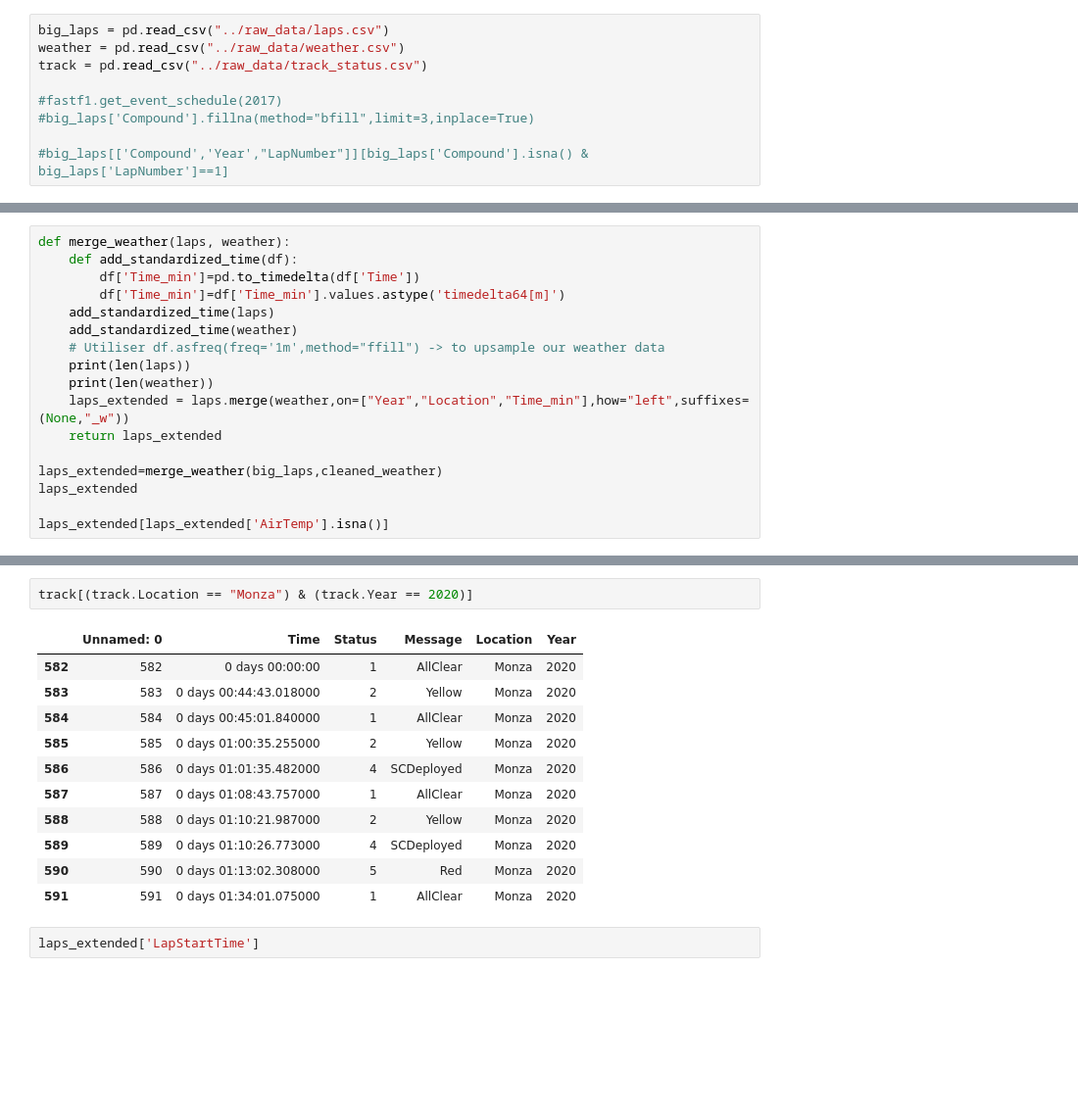
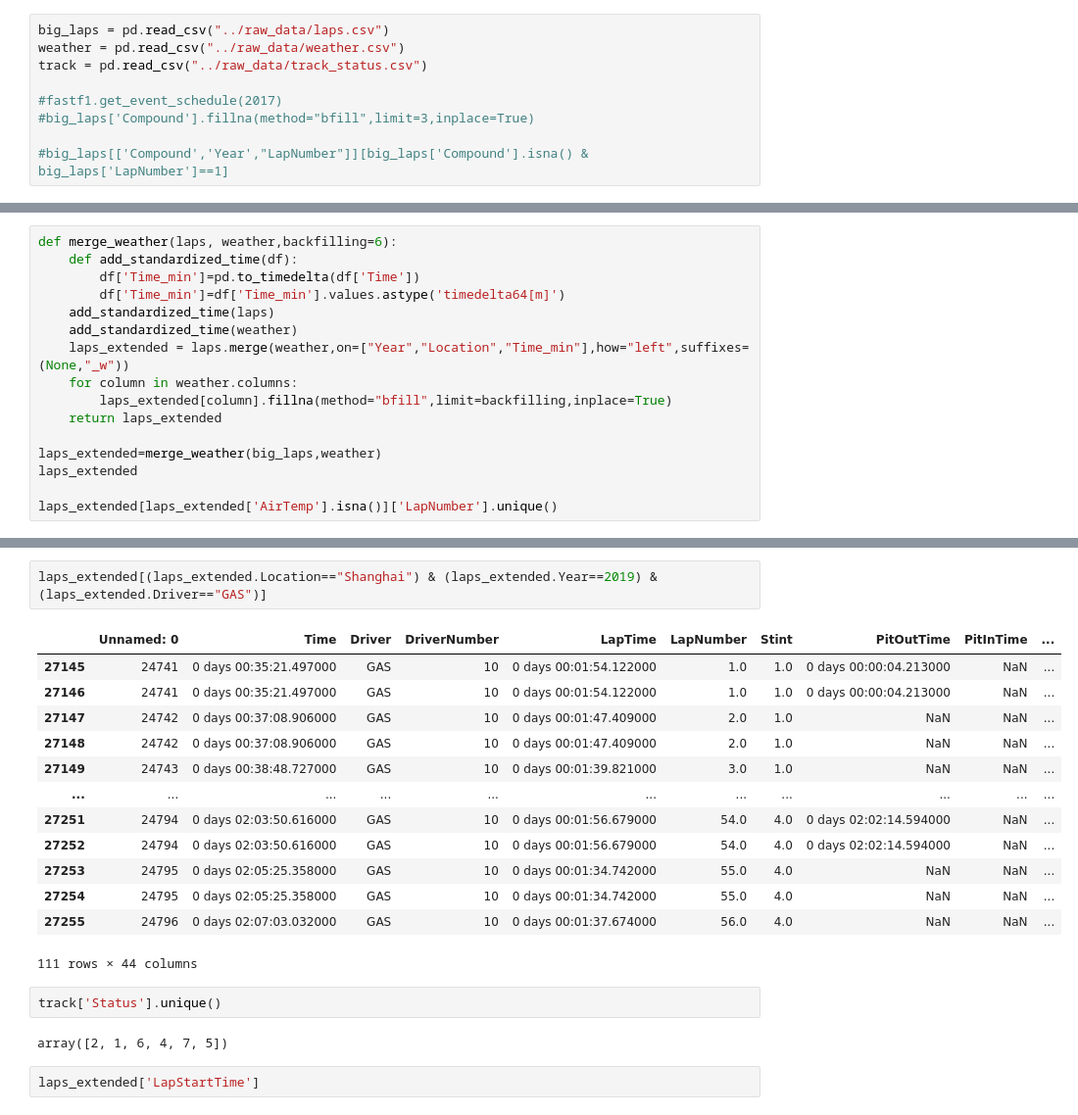
Before and after one commit to le-dav/f1-binottor, a Jupyter notebook: notebooks/exploration.ipynb, the cells around one changed output, grey strips where cells are left out. Shown at 98% size. Saved outputs shown, nothing was run; the diff lists cells and outputs as text; blank space fills up the shorter version.

Commit message:
Correcting the merge_weather function

```diff
--- a/notebooks/exploration.ipynb
+++ b/notebooks/exploration.ipynb
@@ -47,18 +62,17 @@ cleaned_weather= weather.drop_duplicates(subset=['Location','Year','Time_min'],
 # %%
-def merge_weather(laps, weather):
+def merge_weather(laps, weather,backfilling=6):
     def add_standardized_time(df):
         df['Time_min']=pd.to_timedelta(df['Time'])
         df['Time_min']=df['Time_min'].values.astype('timedelta64[m]')
     add_standardized_time(laps)
     add_standardized_time(weather)
-    # Utiliser df.asfreq(freq='1m',method="ffill") -> to upsample our weather data
-    print(len(laps))
-    print(len(weather))
     laps_extended = laps.merge(weather,on=["Year","Location","Time_min"],how="left",suffixes=(None,"_w"))
+    for column in weather.columns:
+        laps_extended[column].fillna(method="bfill",limit=backfilling,inplace=True)
     return laps_extended
 
-laps_extended=merge_weather(big_laps,cleaned_weather)
+laps_extended=merge_weather(big_laps,weather)
 laps_extended
 
-laps_extended[laps_extended['AirTemp'].isna()]
+laps_extended[laps_extended['AirTemp'].isna()]['LapNumber'].unique()
 # %% [output]
@@ -90,17 +80,23 @@ See the caveats in the documentation: https://pandas.pydata.org/pandas-docs/stab
-# %%
-track[(track.Location == "Monza") & (track.Year == 2020)]
-# %% [output]
-|  | Unnamed: 0 | Time | Status | Message | Location | Year |
-| 582 | 582 | 0 days 00:00:00 | 1 | AllClear | Monza | 2020 |
-| 583 | 583 | 0 days 00:44:43.018000 | 2 | Yellow | Monza | 2020 |
-| 584 | 584 | 0 days 00:45:01.840000 | 1 | AllClear | Monza | 2020 |
-| 585 | 585 | 0 days 01:00:35.255000 | 2 | Yellow | Monza | 2020 |
-| 586 | 586 | 0 days 01:01:35.482000 | 4 | SCDeployed | Monza | 2020 |
-| 587 | 587 | 0 days 01:08:43.757000 | 1 | AllClear | Monza | 2020 |
-| 588 | 588 | 0 days 01:10:21.987000 | 2 | Yellow | Monza | 2020 |
-| 589 | 589 | 0 days 01:10:26.773000 | 4 | SCDeployed | Monza | 2020 |
-| 590 | 590 | 0 days 01:13:02.308000 | 5 | Red | Monza | 2020 |
-| 591 | 591 | 0 days 01:34:01.075000 | 1 | AllClear | Monza | 2020 |
+# %%
+laps_extended[(laps_extended.Location=="Shanghai") & (laps_extended.Year==2019) & (laps_extended.Driver=="GAS")]
+# %% [output]
+|  | Unnamed: 0 | Time | Driver | DriverNumber | LapTime | LapNumber | Stint | PitOutTime | PitInTime | ... |
+| 27145 | 24741 | 0 days 00:35:21.497000 | GAS | 10 | 0 days 00:01:54.122000 | 1.0 | 1.0 | 0 days 00:00:04.213000 | NaN | ... |
+| 27146 | 24741 | 0 days 00:35:21.497000 | GAS | 10 | 0 days 00:01:54.122000 | 1.0 | 1.0 | 0 days 00:00:04.213000 | NaN | ... |
+| 27147 | 24742 | 0 days 00:37:08.906000 | GAS | 10 | 0 days 00:01:47.409000 | 2.0 | 1.0 | NaN | NaN | ... |
+| 27148 | 24742 | 0 days 00:37:08.906000 | GAS | 10 | 0 days 00:01:47.409000 | 2.0 | 1.0 | NaN | NaN | ... |
+| 27149 | 24743 | 0 days 00:38:48.727000 | GAS | 10 | 0 days 00:01:39.821000 | 3.0 | 1.0 | NaN | NaN | ... |
+| ... | ... | ... | ... | ... | ... | ... | ... | ... | ... | ... |
+| 27251 | 24794 | 0 days 02:03:50.616000 | GAS | 10 | 0 days 00:01:56.679000 | 54.0 | 4.0 | 0 days 02:02:14.594000 | NaN | ... |
+| 27252 | 24794 | 0 days 02:03:50.616000 | GAS | 10 | 0 days 00:01:56.679000 | 54.0 | 4.0 | 0 days 02:02:14.594000 | NaN | ... |
+| 27253 | 24795 | 0 days 02:05:25.358000 | GAS | 10 | 0 days 00:01:34.742000 | 55.0 | 4.0 | NaN | NaN | ... |
+| 27254 | 24795 | 0 days 02:05:25.358000 | GAS | 10 | 0 days 00:01:34.742000 | 55.0 | 4.0 | NaN | NaN | ... |
+| 27255 | 24796 | 0 days 02:07:03.032000 | GAS | 10 | 0 days 00:01:37.674000 | 56.0 | 4.0 | NaN | NaN | ... |
+111 rows × 44 columns
+# %%
+track['Status'].unique()
+# %% [output]
+array([2, 1, 6, 4, 7, 5])
 # %%
 laps_extended['LapStartTime']
 # %% [output]
```
Also changed, not shown: parts of 3 cells of this notebook, 1 other file.
